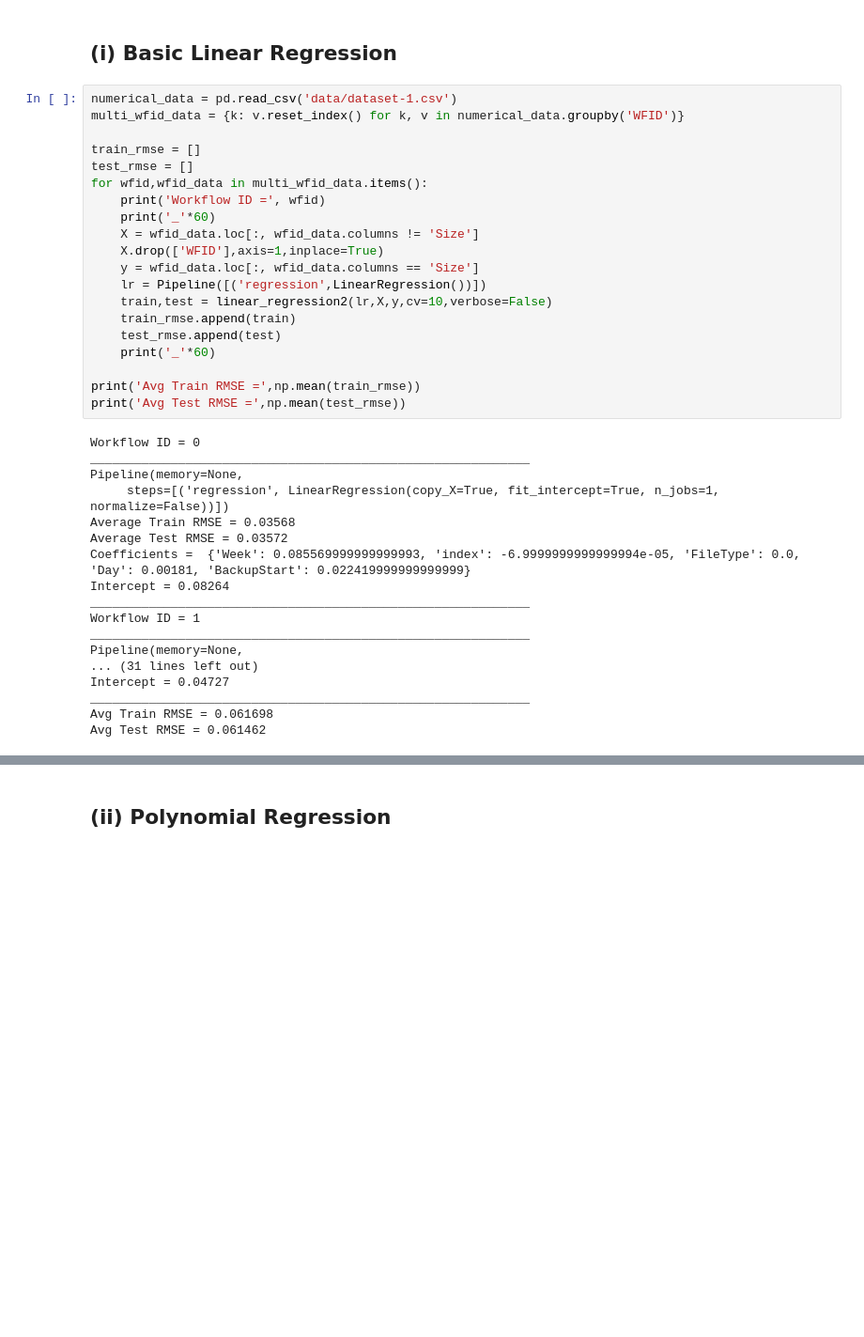
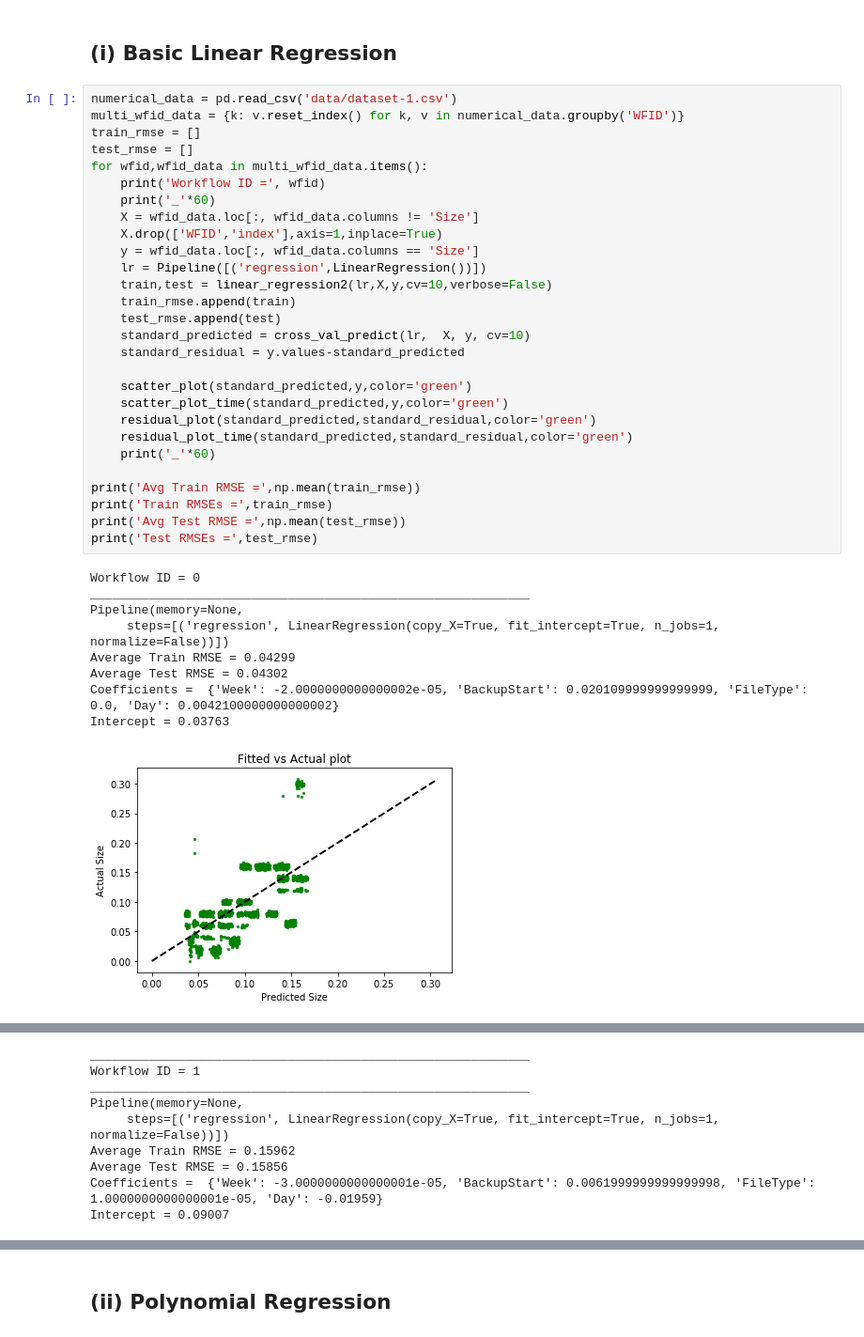
Before and after one commit to shrey-agarwal/Large-Scale-Data-Mining, a Jupyter notebook: Project 4/project4.ipynb, the cells around one changed output, grey strips where cells are left out. Shown at 94% size. Cells and saved outputs as stored; diff of their text form; blank space fills up the shorter version.

```diff
--- a/Project 4/project4.ipynb
+++ b/Project 4/project4.ipynb
@@ -846,38 +842,38 @@ residual_plot_time(predicted_vals,residual_vals)
 # %%
 numerical_data = pd.read_csv('data/dataset-1.csv')
 multi_wfid_data = {k: v.reset_index() for k, v in numerical_data.groupby('WFID')}
-
 train_rmse = []
 test_rmse = []
 for wfid,wfid_data in multi_wfid_data.items():
     print('Workflow ID =', wfid)
     print('_'*60)
     X = wfid_data.loc[:, wfid_data.columns != 'Size']
-    X.drop(['WFID'],axis=1,inplace=True)
+    X.drop(['WFID','index'],axis=1,inplace=True)
     y = wfid_data.loc[:, wfid_data.columns == 'Size']
     lr = Pipeline([('regression',LinearRegression())])
     train,test = linear_regression2(lr,X,y,cv=10,verbose=False)
     train_rmse.append(train)
     test_rmse.append(test)
+    standard_predicted = cross_val_predict(lr,  X, y, cv=10)
+    standard_residual = y.values-standard_predicted
+
+    scatter_plot(standard_predicted,y,color='green')
+    scatter_plot_time(standard_predicted,y,color='green')
+    residual_plot(standard_predicted,standard_residual,color='green')
+    residual_plot_time(standard_predicted,standard_residual,color='green')
     print('_'*60)
 
 print('Avg Train RMSE =',np.mean(train_rmse))
+print('Train RMSEs =',train_rmse)
 print('Avg Test RMSE =',np.mean(test_rmse))
+print('Test RMSEs =',test_rmse)
 # %% [output]
 Workflow ID = 0
 ____________________________________________________________
 Pipeline(memory=None,
      steps=[('regression', LinearRegression(copy_X=True, fit_intercept=True, n_jobs=1, normalize=False))])
-Average Train RMSE = 0.03568
-Average Test RMSE = 0.03572
-Coefficients =  {'Week': 0.085569999999999993, 'index': -6.9999999999999994e-05, 'FileType': 0.0, 'Day': 0.00181, 'BackupStart': 0.022419999999999999}
-Intercept = 0.08264
-____________________________________________________________
-Workflow ID = 1
-____________________________________________________________
-Pipeline(memory=None,
-... (31 lines left out)
-Intercept = 0.04727
-____________________________________________________________
-Avg Train RMSE = 0.061698
-Avg Test RMSE = 0.061462
+Average Train RMSE = 0.04299
+Average Test RMSE = 0.04302
+Coefficients =  {'Week': -2.0000000000000002e-05, 'BackupStart': 0.020109999999999999, 'FileType': 0.0, 'Day': 0.0042100000000000002}
+Intercept = 0.03763
+[figure, added]
@@ -883,0 +883,9 @@ Avg Test RMSE = 0.061462
+____________________________________________________________
+Workflow ID = 1
+____________________________________________________________
+Pipeline(memory=None,
+     steps=[('regression', LinearRegression(copy_X=True, fit_intercept=True, n_jobs=1, normalize=False))])
+Average Train RMSE = 0.15962
+Average Test RMSE = 0.15856
+Coefficients =  {'Week': -3.0000000000000001e-05, 'BackupStart': 0.0061999999999999998, 'FileType': 1.0000000000000001e-05, 'Day': -0.01959}
+Intercept = 0.09007
```
Also changed, not shown: parts of 5 cells of this notebook.
